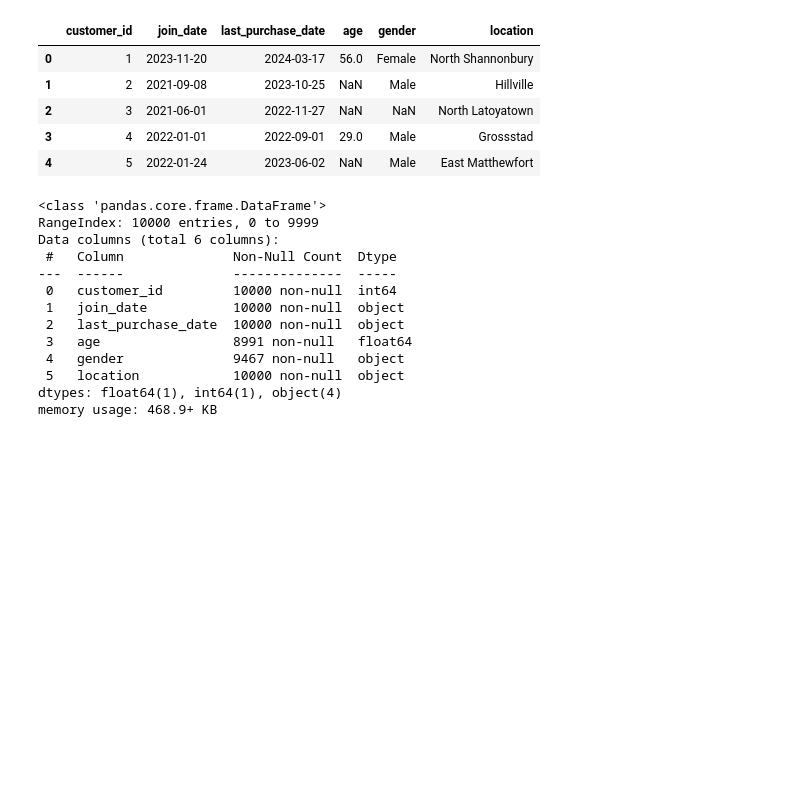
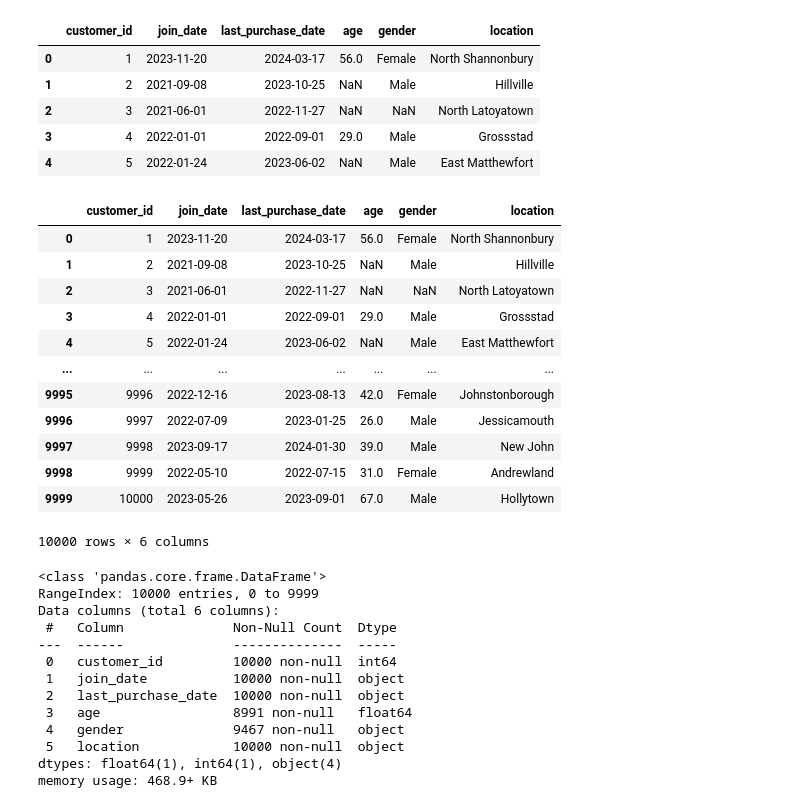
Before and after one commit to qmdismnp/Schulich_DS_MBAN, a Jupyter notebook: v2_assignment2.ipynb, the cells around one changed output. Cells and saved outputs as stored; diff of their text form; code cells hidden in the pictures; blank space fills up the shorter version.

```diff
--- a/v2_assignment2.ipynb
+++ b/v2_assignment2.ipynb
@@ -17,10 +17,10 @@ Scenario: EcomX Retailers is a mid-sized online retail company specializing in e
 # %% [markdown]
 Objective: The objective of this assignment is to build and evaluate a machine learning model to predict the Customer Lifetime Value (CLV) of EcomX’s customers. You will need to identify and apply various data cleaning and preparation techniques, as well as select an appropriate model and evaluation criteria.
 # %%
-customer = pd.read_csv('https://raw.githubusercontent.com/delinai/schulich_ds1_2024/main/Datasets/customers_final.csv')
-engagement = pd.read_csv('https://raw.githubusercontent.com/delinai/schulich_ds1_2024/main/Datasets/engagements_final.csv')
-marketing = pd.read_csv('https://raw.githubusercontent.com/delinai/schulich_ds1_2024/main/Datasets/marketing_final.csv')
-transactions = pd.read_csv('https://raw.githubusercontent.com/delinai/schulich_ds1_2024/main/Datasets/transactions_final.csv')
+customer = pd.read_csv('C:/Users/User/Desktop/customers_final.csv')
+engagement = pd.read_csv('C:/Users/User/Desktop/engagements_final.csv')
+marketing = pd.read_csv('C:/Users/User/Desktop/marketing_final.csv')
+transactions = pd.read_csv('C:/Users/User/Desktop/transactions_final.csv')
 # %% [markdown]
 Data Cleaning (Missing Values)
 # %%
@@ -32,6 +32,22 @@ customer.head()
 | 2 | 3 | 2021-06-01 | 2022-11-27 | NaN | NaN | North Latoyatown |
 | 3 | 4 | 2022-01-01 | 2022-09-01 | 29.0 | Male | Grossstad |
 | 4 | 5 | 2022-01-24 | 2023-06-02 | NaN | Male | East Matthewfort |
+# %%
+customer
+# %% [output]
+|  | customer_id | join_date | last_purchase_date | age | gender | location |
+| 0 | 1 | 2023-11-20 | 2024-03-17 | 56.0 | Female | North Shannonbury |
+| 1 | 2 | 2021-09-08 | 2023-10-25 | NaN | Male | Hillville |
+| 2 | 3 | 2021-06-01 | 2022-11-27 | NaN | NaN | North Latoyatown |
+| 3 | 4 | 2022-01-01 | 2022-09-01 | 29.0 | Male | Grossstad |
+| 4 | 5 | 2022-01-24 | 2023-06-02 | NaN | Male | East Matthewfort |
+| ... | ... | ... | ... | ... | ... | ... |
+| 9995 | 9996 | 2022-12-16 | 2023-08-13 | 42.0 | Female | Johnstonborough |
+| 9996 | 9997 | 2022-07-09 | 2023-01-25 | 26.0 | Male | Jessicamouth |
+| 9997 | 9998 | 2023-09-17 | 2024-01-30 | 39.0 | Male | New John |
+| 9998 | 9999 | 2022-05-10 | 2022-07-15 | 31.0 | Female | Andrewland |
+| 9999 | 10000 | 2023-05-26 | 2023-09-01 | 67.0 | Male | Hollytown |
+10000 rows × 6 columns
 # %%
 customer.info()
 # %% [output]
```
Also changed, not shown: parts of 21 cells of this notebook, 1 other file.
